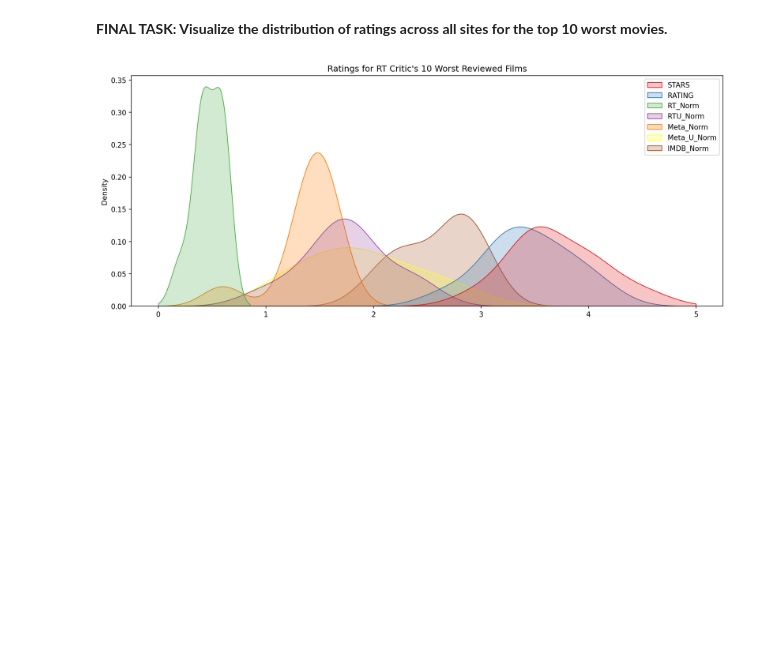
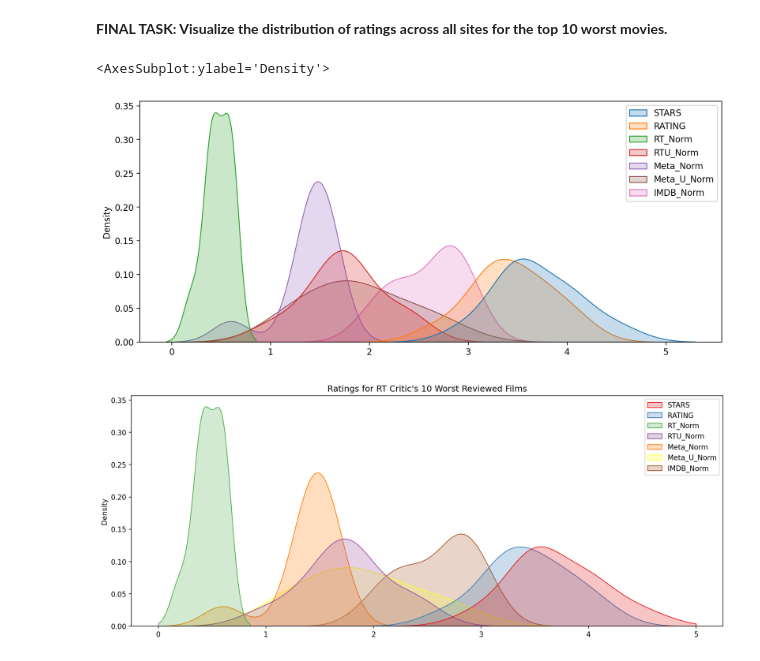
Before and after one commit to bushkhan/ML-DS-PRACTICE, a Jupyter notebook: Project1/00-Capstone-Project.ipynb, the cells around one changed output. Saved outputs shown, nothing was run; the diff lists cells and outputs as text; code cells hidden in the pictures; blank space fills up the shorter version.

```diff
--- a/Project1/00-Capstone-Project.ipynb
+++ b/Project1/00-Capstone-Project.ipynb
@@ -807,0 +815,5 @@ plt.show()
+# %%
+norm_movies = df[['FILM','STARS', 'RATING', 'RT_Norm', 'RTU_Norm', 'Meta_Norm', 'Meta_U_Norm',
+       'IMDB_Norm']]
+# %%
+worst_films = norm_movies.nsmallest(10,'RT_Norm')
@@ -825,3 +849,9 @@ plt.show()
+# %%
+plt.figure(figsize=(12,5),dpi=200)
+sns.kdeplot(data=worst_films,shade=True)
+# %% [output]
+<AxesSubplot:ylabel='Density'>
+[figure, added]
 # %%
 # %% [output]
 [figure]
```
Also changed, not shown: parts of 8 cells of this notebook.
